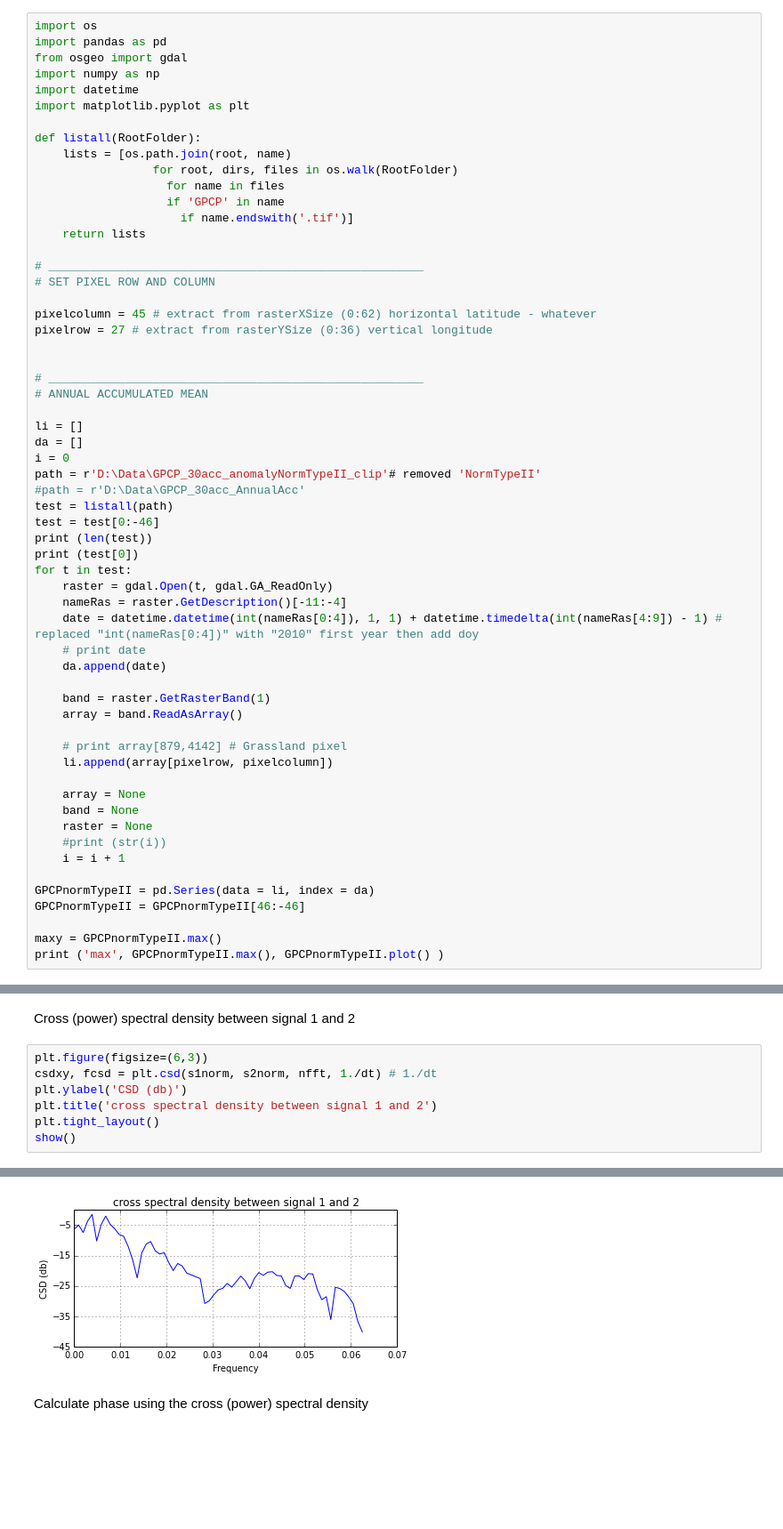
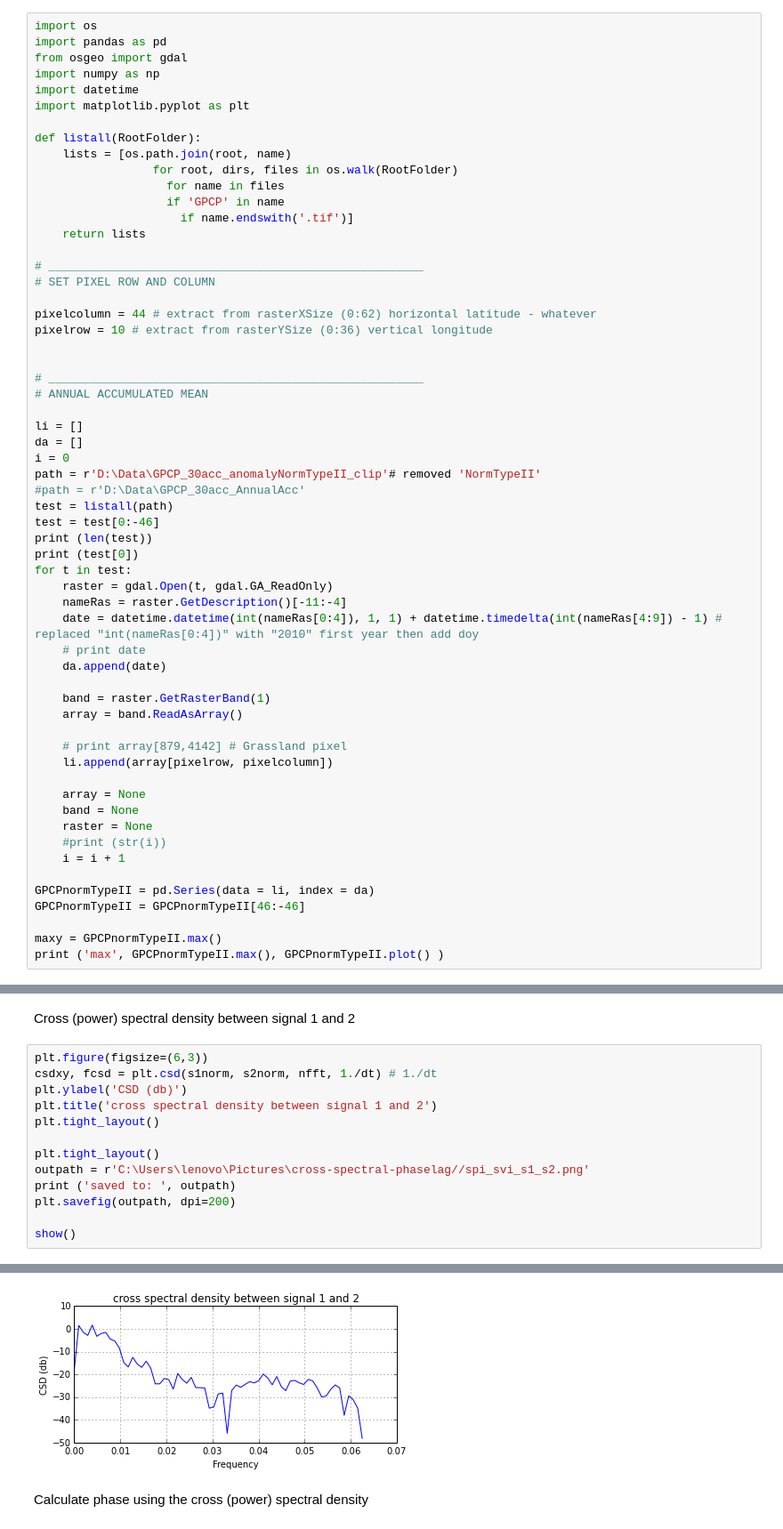
Before and after one commit to mattijn/pynotebook, a Jupyter notebook: ipynotebooks/Python2.7/Chart - GPCP Norm Type-II & NDVI SVI - TEST&PLAY.ipynb, the cells around one changed output, grey strips where cells are left out. Shown at 89% size. Saved outputs shown, nothing was run; the diff lists cells and outputs as text; blank space fills up the shorter version.

```diff
--- a/ipynotebooks/Python2.7/Chart - GPCP Norm Type-II & NDVI SVI - TEST&PLAY.ipynb
+++ b/ipynotebooks/Python2.7/Chart - GPCP Norm Type-II & NDVI SVI - TEST&PLAY.ipynb
@@ -21,8 +21,8 @@ def listall(RootFolder):
 # ______________________________________________________
 # SET PIXEL ROW AND COLUMN
 
-pixelcolumn = 45 # extract from rasterXSize (0:62) horizontal latitude - whatever
-pixelrow = 27 # extract from rasterYSize (0:36) vertical longitude
+pixelcolumn = 44 # extract from rasterXSize (0:62) horizontal latitude - whatever
+pixelrow = 10 # extract from rasterYSize (0:36) vertical longitude
 
 
 # ______________________________________________________
@@ -376,5 +418,11 @@ csdxy, fcsd = plt.csd(s1norm, s2norm, nfft, 1./dt) # 1./dt
 plt.ylabel('CSD (db)')
 plt.title('cross spectral density between signal 1 and 2')
 plt.tight_layout()
+
+plt.tight_layout()
+outpath = r'C:\Users\lenovo\Pictures\cross-spectral-phaselag//spi_svi_s1_s2.png'
+print ('saved to: ', outpath)
+plt.savefig(outpath, dpi=200)
+
 show()
 # %% [output]
@@ -381,4 +430,4 @@ show()
-[figure, old version]
+[figure, new version]
 # %% [markdown]
 Calculate phase using the cross (power) spectral density
 # %%
```
Also changed, not shown: parts of 7 cells of this notebook, 3 other files.
